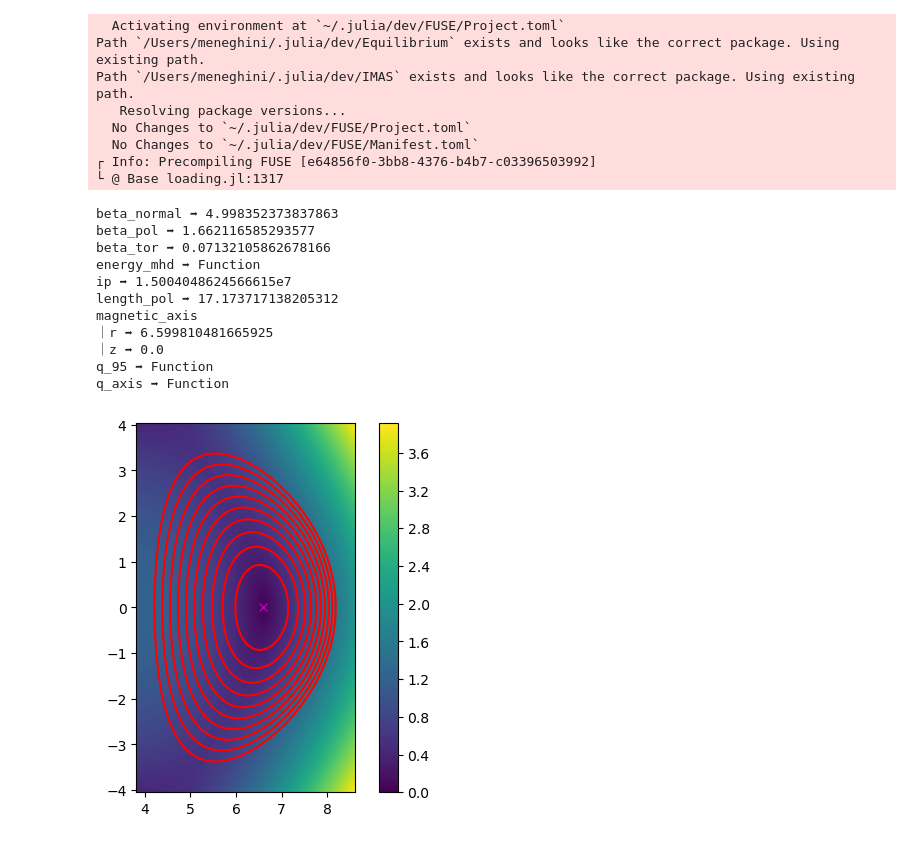
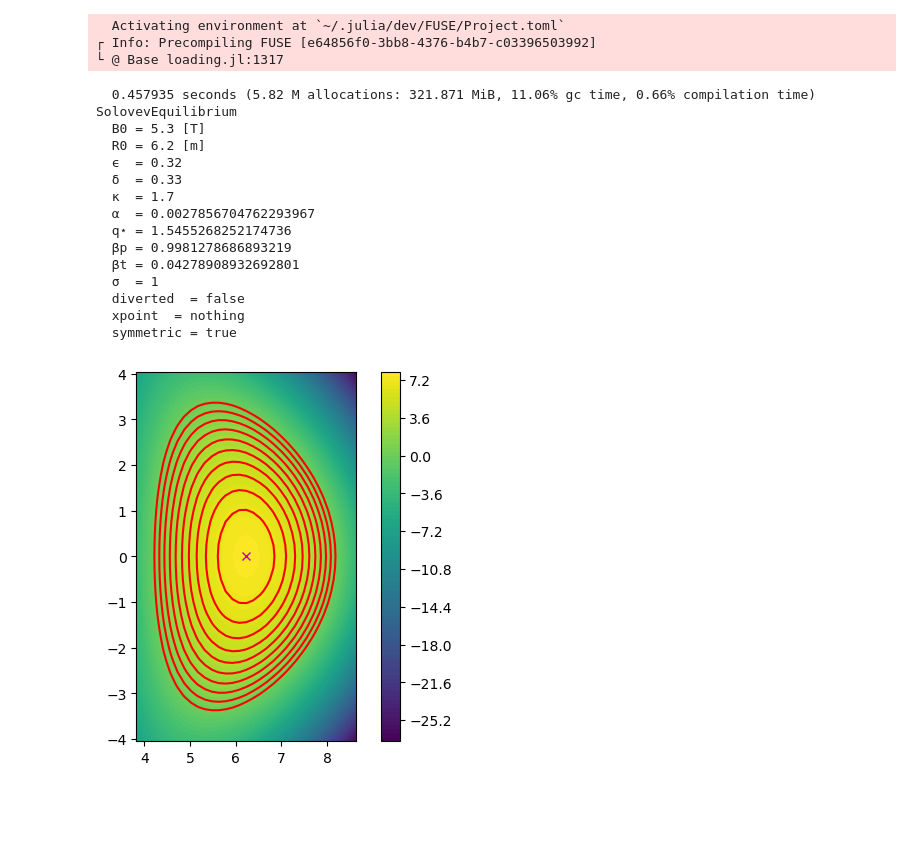
Before and after one commit to ProjectTorreyPines/FUSE.jl, a Jupyter notebook: examples/FUSE_development.ipynb, the cells around one changed output. Cells and saved outputs as stored; diff of their text form; code cells hidden in the pictures; blank space fills up the shorter version.

```diff
--- a/examples/FUSE_development.ipynb
+++ b/examples/FUSE_development.ipynb
@@ -1,17 +1,12 @@
 # %%
 using Pkg
 Pkg.activate("..")
-Pkg.develop(["Equilibrium", "IMAS"])
+#Pkg.develop(["Equilibrium", "IMAS"])
 using Revise
 using FUSE
 using FUSE.IMAS
 # %% [output]
   Activating environment at `~/.julia/dev/FUSE/Project.toml`
-Path `/Users/meneghini/.julia/dev/Equilibrium` exists and looks like the correct package. Using existing path.
-Path `/Users/meneghini/.julia/dev/IMAS` exists and looks like the correct package. Using existing path.
-   Resolving package versions...
-  No Changes to `~/.julia/dev/FUSE/Project.toml`
-  No Changes to `~/.julia/dev/FUSE/Manifest.toml`
 ┌ Info: Precompiling FUSE [e64856f0-3bb8-4376-b4b7-c03396503992]
 └ @ Base loading.jl:1317
 # %%
@@ -21,43 +16,49 @@ Path `/Users/meneghini/.julia/dev/IMAS` exists and looks like the correct packag
 R0 = 6.2
 B0 = 5.3
 ip = 15.E6
-beta_n = 5.0
+beta_n = 3.0
 
-n=257
+resolution = 33
 
-eq0 = FUSE.init(IMAS.equilibrium(), 0.0; B0, R0, ϵ, δ, κ, beta_n, ip)
-eqactor = FUSE.SolovevEquilibriumActor(eq0, 0.0);
-FUSE.step(eqactor)
-eq1 = FUSE.finalize(eqactor,n);
+dd=IMAS.dd()
+FUSE.init(dd.equilibrium, 0.0; B0, R0, ϵ, δ, κ, beta_n, ip, x_point=false)
 
-eqt = eq1.time_slice[1]
-println(eqt.global_quantities)
+eqactor = FUSE.SolovevEquilibriumActor(dd.equilibrium, 0.0, alpha=1, qstar=1.5)
+@time FUSE.step(eqactor)
+print(eqactor.S)
+dd.equilibrium = FUSE.finalize(eqactor, resolution)
+
+eqt = dd.equilibrium.time_slice[1];
 # %% [output]
-beta_normal ➡ 4.998352373837863
-beta_pol ➡ 1.662116585293577
-beta_tor ➡ 0.07132105862678166
-energy_mhd ➡ Function
-ip ➡ 1.5004048624566615e7
-length_pol ➡ 17.173717138205312
-magnetic_axis
-｜r ➡ 6.599810481665925
-｜z ➡ 0.0
-q_95 ➡ Function
-q_axis ➡ Function
+  0.457935 seconds (5.82 M allocations: 321.871 MiB, 11.06% gc time, 0.66% compilation time)
+SolovevEquilibrium
+  B0 = 5.3 [T]
+  R0 = 6.2 [m]
+  ϵ  = 0.32
+  δ  = 0.33
+  κ  = 1.7
+  α  = 0.0027856704762293967
+  q⋆ = 1.5455268252174736
+  βp = 0.9981278686893219
+  βt = 0.04278908932692801
+  σ  = 1
+  diverted  = false
+  xpoint  = nothing
+  symmetric = true
 # %%
 using PyPlot
 Bp=sqrt.(eqt.profiles_2d[1].b_field_z.^2.0.+eqt.profiles_2d[1].b_field_r.^2.0)
 
 PyPlot.figure()
 CS=PyPlot.contour(eqt.profiles_2d[1].grid.dim1,
                eqt.profiles_2d[1].grid.dim2,
     transpose(eqt.profiles_2d[1].psi),levels=sort(range(eqt.profiles_1d.psi[1],eqt.profiles_1d.psi[end],length=11)),colors="r")
 CS=PyPlot.contourf(eqt.profiles_2d[1].grid.dim1,
                eqt.profiles_2d[1].grid.dim2,
-               transpose(Bp),levels=100)
+               transpose(eqt.profiles_2d[1].psi),levels=100)
 #PyPlot.scatter(eqt.profiles_2d[1].grid.dim1'.*ones(n),ones(n)'.*eqt.profiles_2d[1].grid.dim2,marker=".",color="r")
 PyPlot.plot(eqt.global_quantities.magnetic_axis.r,eqt.global_quantities.magnetic_axis.z,"mx")
 PyPlot.gca().set_aspect("equal")
 PyPlot.colorbar(CS);
 # %% [output]
-[figure, old version]
+[figure, new version]
```
Also changed, not shown: parts of 6 cells of this notebook, 3 other files.
